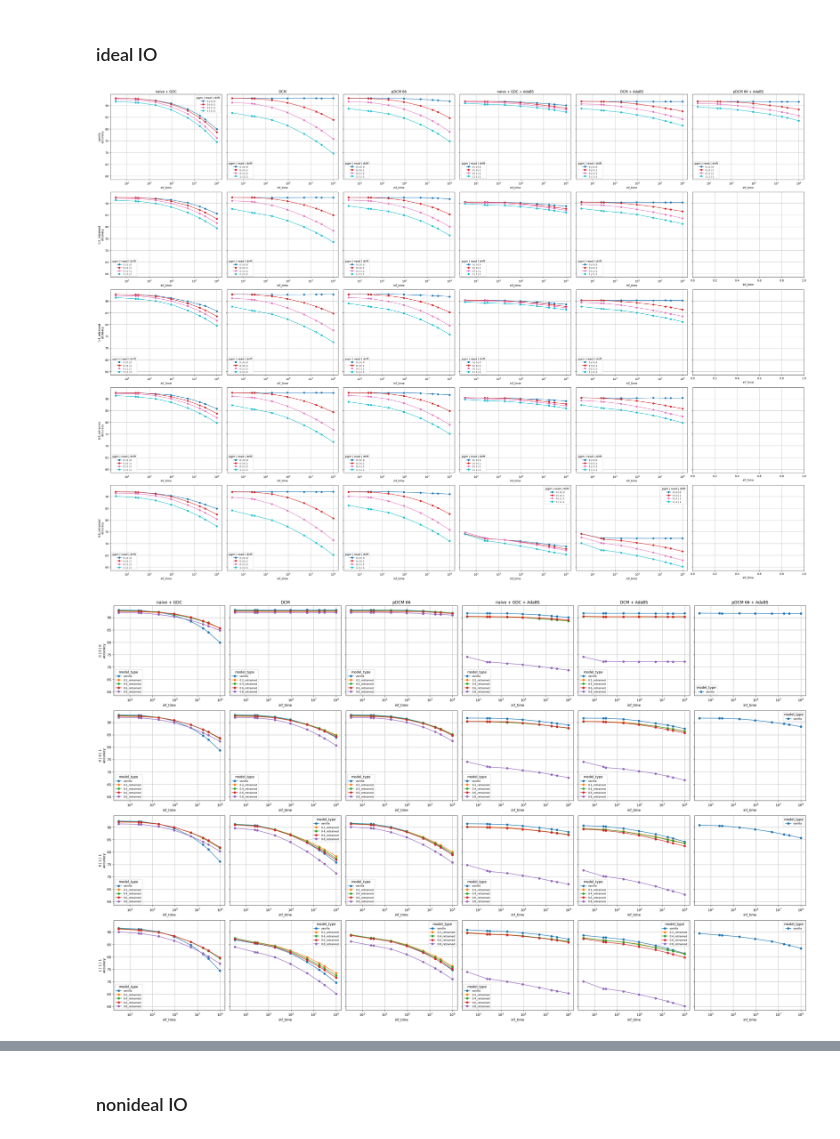
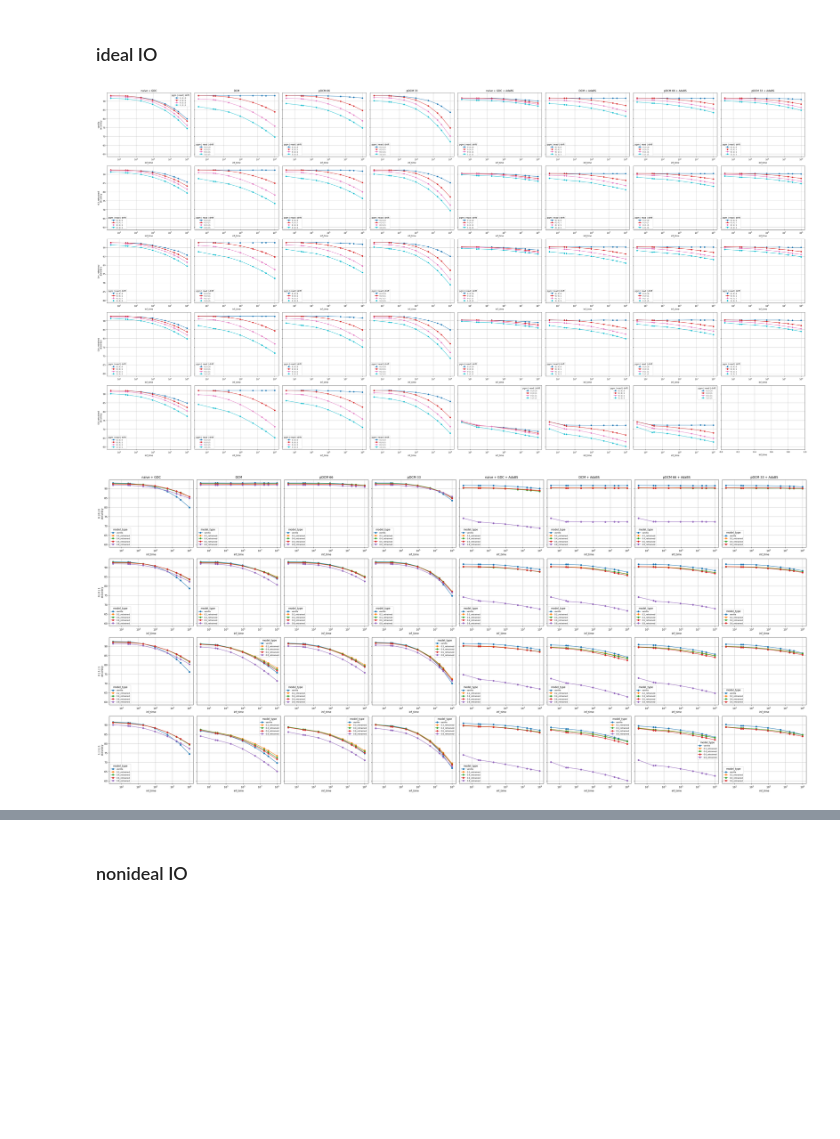
Before and after one commit to PRAM-weight-biasing/PRAM-weight-biasing, a Jupyter notebook: z_data_processing/260407_acc_plot-noisegrid.ipynb, the cells around one changed output, grey strips where cells are left out. Cells and saved outputs as stored; diff of their text form; code cells hidden in the pictures; blank space fills up the shorter version.

```diff
--- a/z_data_processing/260407_acc_plot-noisegrid.ipynb
+++ b/z_data_processing/260407_acc_plot-noisegrid.ipynb
@@ -21,6 +21,7 @@ import pandas as pd
 df_filtered = df_raw.copy()
 df_filtered = df_filtered[df_filtered['GDC'] == 'on']
 df_filtered = df_filtered[df_filtered['IOparameter'] == 'ideal']
+df_filtered = df_filtered[df_filtered['drift_noise_scale'].isin([0, 1])]
 
 def is_missing_like(series):
     return series.isna() | series.astype(str).str.lower().isin(['nan', 'none', '-'])
@@ -47,6 +48,13 @@ conditions = [
         & (df_filtered['distortion_f'].astype(str) == '0.333')
         & is_missing_like(df_filtered['AdaBS'])
     ),
+        (
+        'pDCM 33',
+        (df_filtered['mapping_method'] == 'DCM')
+        & (df_filtered['alpha'].astype(str) == '0.024')
+        & (df_filtered['distortion_f'].astype(str) == '0.667')
+        & is_missing_like(df_filtered['AdaBS'])
+    ),
     (
         'naive + GDC + AdaBS',
         (df_filtered['mapping_method'] == 'naive')
@@ -66,6 +74,13 @@ conditions = [
         (df_filtered['mapping_method'] == 'DCM')
         & (df_filtered['alpha'].astype(str) == '0.024')
         & (df_filtered['distortion_f'].astype(str) == '0.333')
+        & (~is_missing_like(df_filtered['AdaBS']))
+    ),
+    (
+        'pDCM 33 + AdaBS',
+        (df_filtered['mapping_method'] == 'DCM')
+        & (df_filtered['alpha'].astype(str) == '0.024')
+        & (df_filtered['distortion_f'].astype(str) == '0.667')
         & (~is_missing_like(df_filtered['AdaBS']))
     ),
 ]
@@ -110,34 +125,34 @@ for row_idx, model_type in enumerate(model_types):
             line_df = subset[subset['noise_label'] == noise_label].sort_values('inf_time')
             if line_df.empty:
                 continue
 
             ax.plot(
                 line_df['inf_time'],
                 line_df['accuracy'],
                 marker='o',
                 label=noise_label,
                 color=color_map[noise_label]
             )
 
         if row_idx == 0:
             ax.set_title(condition_name)
 
         ax.set_xlabel('inf_time')
         ax.grid(True)
 
         if subset['inf_time'].gt(0).any():
             ax.set_xscale('log')
 
         if col_idx == 0:
             ax.set_ylabel(f'{model_type}\naccuracy')
 
         if not subset.empty:
             ax.legend(title='pgm | read | drift', fontsize=8)
 
 plt.tight_layout()
 plt.show()
 # %% [output]
-[figure, old version]
+[figure, new version]
 # %%
 import matplotlib.pyplot as plt
 import numpy as np
@@ -146,6 +161,7 @@ import pandas as pd
 df_filtered = df_raw.copy()
 df_filtered = df_filtered[df_filtered['GDC'] == 'on']
 df_filtered = df_filtered[df_filtered['IOparameter'] == 'ideal']
+df_filtered = df_filtered[df_filtered['drift_noise_scale'].isin([0, 1])]
 
 def is_missing_like(series):
     return series.isna() | series.astype(str).str.lower().isin(['nan', 'none', '-'])
@@ -173,6 +189,13 @@ conditions = [
         & is_missing_like(df_filtered['AdaBS'])
     ),
     (
+        'pDCM 33',
+        (df_filtered['mapping_method'] == 'DCM')
+        & (df_filtered['alpha'].astype(str) == '0.024')
+        & (df_filtered['distortion_f'].astype(str) == '0.667')
+        & is_missing_like(df_filtered['AdaBS'])
+    ),
+    (
         'naive + GDC + AdaBS',
         (df_filtered['mapping_method'] == 'naive')
         & (df_filtered['alpha'] == 'GDC')
@@ -193,6 +216,14 @@ conditions = [
         & (df_filtered['distortion_f'].astype(str) == '0.333')
         & (~is_missing_like(df_filtered['AdaBS']))
     ),
+    (
+        'pDCM 33 + AdaBS',
+        (df_filtered['mapping_method'] == 'DCM')
+        & (df_filtered['alpha'].astype(str) == '0.024')
+        & (df_filtered['distortion_f'].astype(str) == '0.667')
+        & (~is_missing_like(df_filtered['AdaBS']))
+    ),
+
 ]
 
 noise_cols = ['pgm_noise_scale', 'read_noise_scale', 'drift_noise_scale']
@@ -265,4 +296,4 @@ for row_idx, noise_label in enumerate(noise_labels):
 plt.tight_layout()
 plt.show()
 # %% [output]
-[figure, old version]
+[figure, new version]
```
Also changed, not shown: parts of 1 cell of this notebook, 10 other files.
